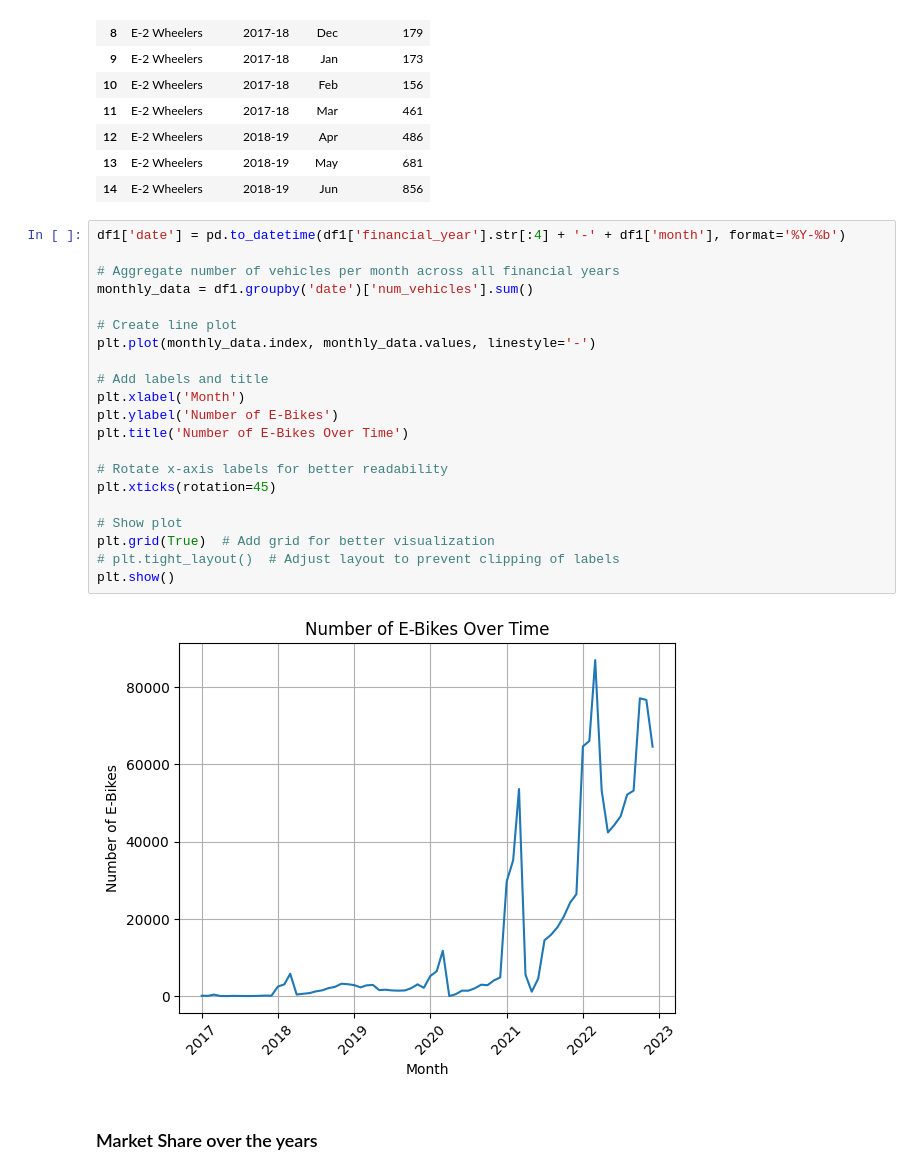
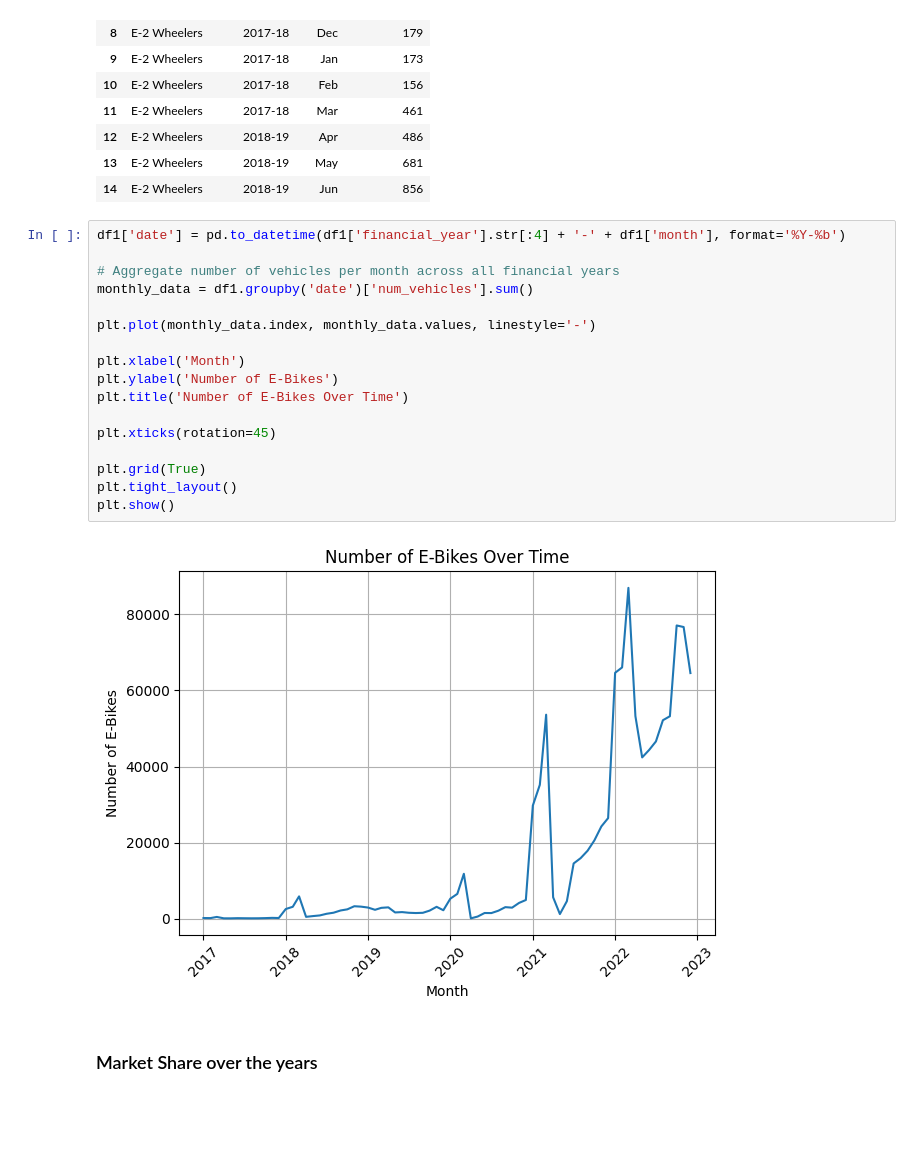
Before and after one commit to Hemant-Dua/EV-Market-Segmentation, a Jupyter notebook: main.ipynb, the cells around one changed output. Saved outputs shown, nothing was run; the diff lists cells and outputs as text; blank space fills up the shorter version.

```diff
--- a/main.ipynb
+++ b/main.ipynb
@@ -29,26 +29,22 @@ df1.head(15)
 # %%
 df1['date'] = pd.to_datetime(df1['financial_year'].str[:4] + '-' + df1['month'], format='%Y-%b')
 
 # Aggregate number of vehicles per month across all financial years
 monthly_data = df1.groupby('date')['num_vehicles'].sum()
 
-# Create line plot
 plt.plot(monthly_data.index, monthly_data.values, linestyle='-')
 
-# Add labels and title
 plt.xlabel('Month')
 plt.ylabel('Number of E-Bikes')
 plt.title('Number of E-Bikes Over Time')
 
-# Rotate x-axis labels for better readability
 plt.xticks(rotation=45)
 
-# Show plot
-plt.grid(True)  # Add grid for better visualization
-# plt.tight_layout()  # Adjust layout to prevent clipping of labels
+plt.grid(True)
+plt.tight_layout()
 plt.show()
 # %% [output]
-[figure, old version]
+[figure, new version]
 # %% [markdown]
 ### Market Share over the years
 # %%
```
Also changed, not shown: parts of 12 cells of this notebook, 1 other file.
